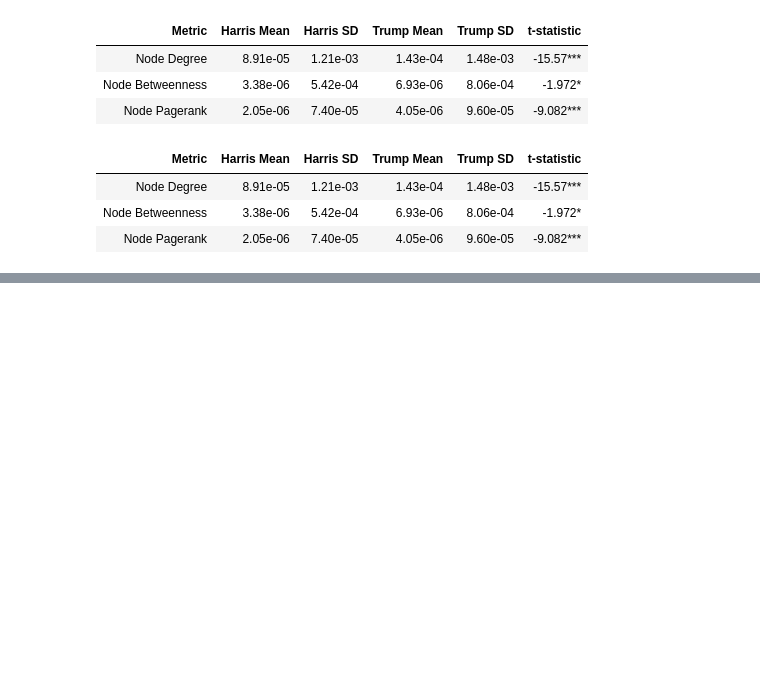
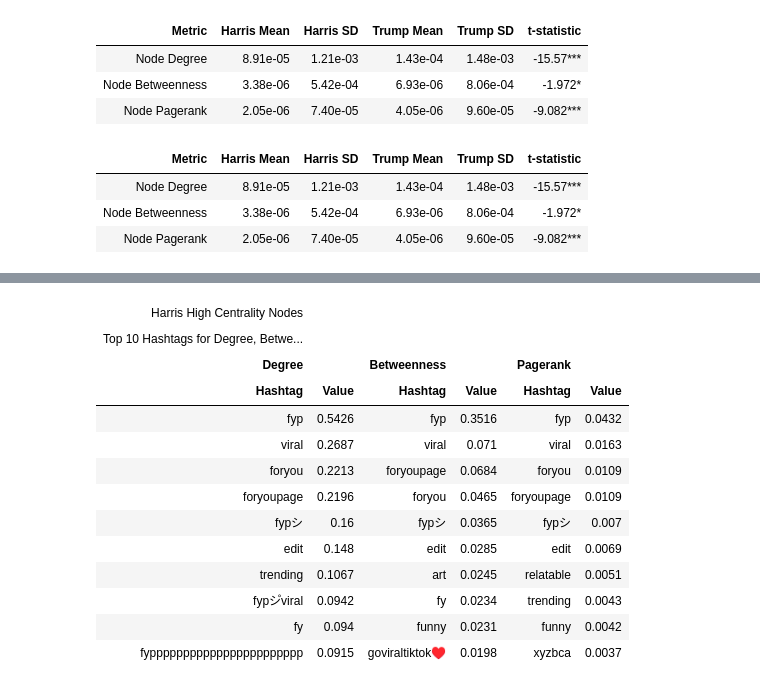
Before and after one commit to nitomanto/the-t-word, a Jupyter notebook: network.ipynb, the cells around one changed output, grey strips where cells are left out. Saved outputs shown, nothing was run; the diff lists cells and outputs as text; code cells hidden in the pictures; blank space fills up the shorter version.

```diff
--- a/network.ipynb
+++ b/network.ipynb
@@ -397,3 +397,8 @@ ttest_table.save('viz/network_t_test.png')
 | Node Degree | 8.91e-05 | 1.21e-03 | 1.43e-04 | 1.48e-03 | -15.57*** |
 | Node Betweenness | 3.38e-06 | 5.42e-04 | 6.93e-06 | 8.06e-04 | -1.972* |
 | Node Pagerank | 2.05e-06 | 7.40e-05 | 4.05e-06 | 9.60e-05 | -9.082*** |
+# %%
+k_node_measures = pd.read_csv('kamala_nodes_measure.csv')
+t_node_measures = pd.read_csv('trump_nodes_measure.csv')
+k_node_measures.rename(columns={'Unnamed: 0':'hashtag'}, inplace=True)
+t_node_measures.rename(columns={'Unnamed: 0':'hashtag'}, inplace=True)
@@ -399,0 +420,11 @@ ttest_table.save('viz/network_t_test.png')
+# %%
+k_measures_df = {'Degree': k_node_measures.sort_values(by='degree', ascending=False)['hashtag'].iloc[:10].to_list(),
+                 'Val1': k_node_measures.sort_values(by='degree', ascending=False)['degree'].iloc[:10].to_list(),
+                 'Betweenness': k_node_measures.sort_values(by='betweenness', ascending=False)['hashtag'].iloc[:10].to_list(),
+                 'Val2':k_node_measures.sort_values(by='betweenness', ascending=False)['betweenness'].iloc[:10].to_list(),
+                'Pagerank': k_node_measures.sort_values(by='pagerank', ascending=False)['hashtag'].iloc[:10].to_list(),
+                'Val3': k_node_measures.sort_values(by='pagerank', ascending=False)['pagerank'].iloc[:10].to_list(),
+
+}
+k_measures_df = pd.DataFrame(k_measures_df)
+k_measures_df = round(k_measures_df, 4)
@@ -399,0 +470,39 @@ ttest_table.save('viz/network_t_test.png')
+# %%
+gt_k_central_nodes = (
+    GT(k_measures_df)
+    .tab_header(
+        title="Harris High Centrality Nodes",
+        subtitle="Top 10 Hashtags for Degree, Betweenness and Pagerank Centrality",
+    )
+    .tab_spanner(label="Degree", columns=["Degree", "Val1"])
+    .tab_spanner(label="Betweenness", columns=["Betweenness", "Val2"])
+    .tab_spanner(label="Pagerank", columns=["Pagerank", "Val3"])
+    .cols_label(
+        Degree=html("Hashtag"),
+        Val1=html("Value"),
+        Betweenness=html("Hashtag"),
+        Val2 = html("Value"),
+        Pagerank=html("Hashtag"),
+        Val3=html("Value"),
+    )
+    .tab_options(
+    heading_background_color="blue"
+)
+)
+
+gt_k_central_nodes
+# %% [output]
+| Harris High Centrality Nodes |  |  |  |  |  |
+| Top 10 Hashtags for Degree, Betwe... |  |  |  |  |  |
+| Degree |  | Betweenness |  | Pagerank |  |
+| Hashtag | Value | Hashtag | Value | Hashtag | Value |
+| fyp | 0.5426 | fyp | 0.3516 | fyp | 0.0432 |
+| viral | 0.2687 | viral | 0.071 | viral | 0.0163 |
+| foryou | 0.2213 | foryoupage | 0.0684 | foryou | 0.0109 |
+| foryoupage | 0.2196 | foryou | 0.0465 | foryoupage | 0.0109 |
+| fypシ | 0.16 | fypシ | 0.0365 | fypシ | 0.007 |
+| edit | 0.148 | edit | 0.0285 | edit | 0.0069 |
+| trending | 0.1067 | art | 0.0245 | relatable | 0.0051 |
+| fypシ゚viral | 0.0942 | fy | 0.0234 | trending | 0.0043 |
+| fy | 0.094 | funny | 0.0231 | funny | 0.0042 |
+| fyppppppppppppppppppppppp | 0.0915 | goviraltiktok♥️ | 0.0198 | xyzbca | 0.0037 |
```
Also changed, not shown: parts of 8 cells of this notebook, 2 other files.
